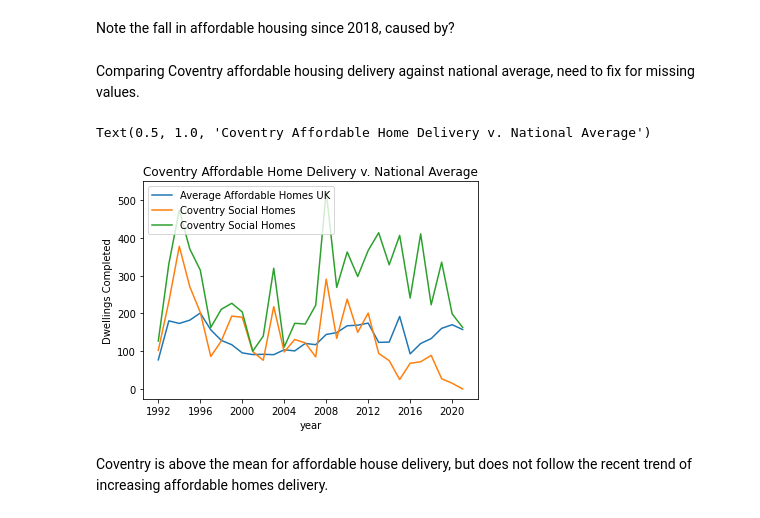
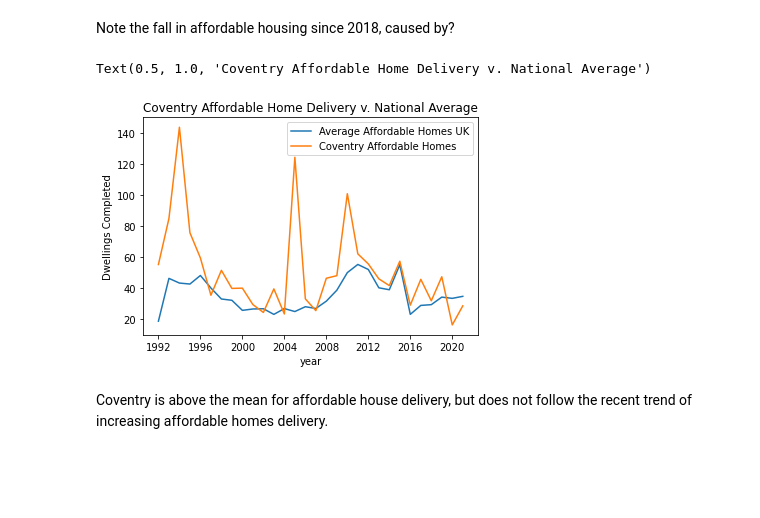
Before and after one commit to potato-bit/RA, a Jupyter notebook: cleaned datasets/analysis.ipynb, the cells around one changed output. Drawn from its saved outputs; the diff is of its cells as text; code cells hidden in the pictures; blank space fills up the shorter version.

```diff
--- a/cleaned datasets/analysis.ipynb
+++ b/cleaned datasets/analysis.ipynb
@@ -161,29 +188,29 @@ plt.legend(['SR','AR','All'])
 [figure]
 # %% [markdown]
 Note the fall in affordable housing since 2018, caused by?
-# %% [markdown]
-Comparing Coventry affordable housing delivery against national average, need to fix for missing values.
 # %%
 dt = df[['LA_code','LA','SR','AR','DC_Total','date']].groupby(['date']).mean()
 # what about missing values?
+# %%
+dt['AR_p'] = dt['AR']/dt['DC_Total']*100
 # %%
 x = dt.index
 y1 = dt['SR']
-y2 = dt['AR']
+y2 = dt['AR_p']
 y3 = dcov['SR']
-y4 = dcov['AR']
+y4 = dcov['AR_p']
 # %%
 #plt.plot(x,y1)
 plt.plot(x,y2)
-plt.plot(x,y3)
+#plt.plot(x,y3)
 plt.plot(x,y4)
-plt.legend(['Average Affordable Homes UK','Coventry Social Homes','Coventry Social Homes','Coventry Affordable Homes'])
+plt.legend(['Average Affordable Homes UK','Coventry Affordable Homes'])
 plt.xlabel('year')
 plt.ylabel('Dwellings Completed')
 plt.title('Coventry Affordable Home Delivery v. National Average')
 # %% [output]
 Text(0.5, 1.0, 'Coventry Affordable Home Delivery v. National Average')
-[figure, old version]
+[figure, new version]
 # %% [markdown]
 Coventry is above the mean for affordable house delivery, but does not follow the recent trend of increasing affordable homes delivery.
 # %% [markdown]
```
Also changed, not shown: parts of 6 cells of this notebook.
